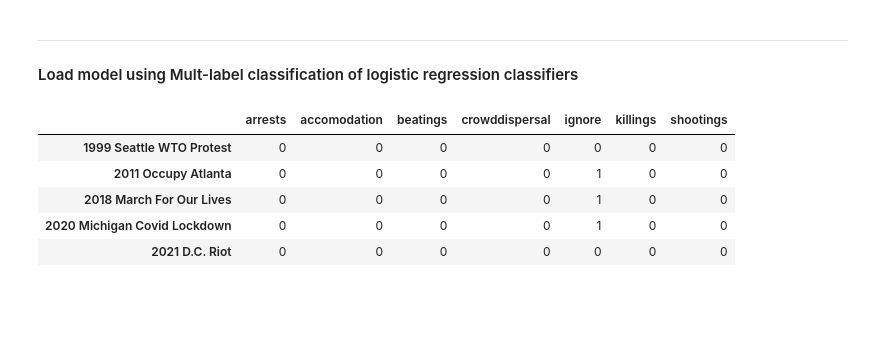
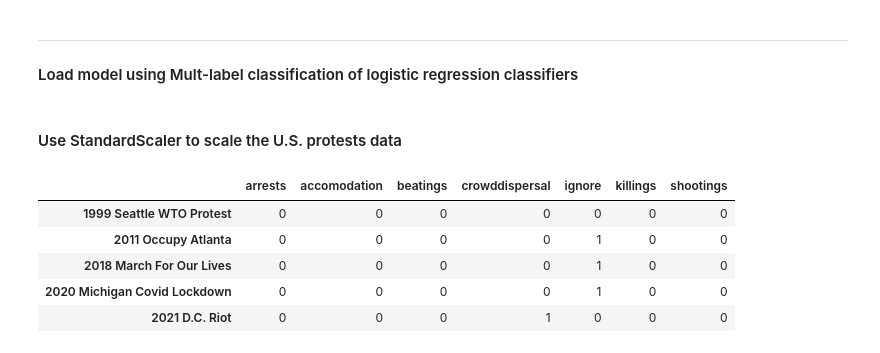
Before and after one commit to EmFib/Mass-Protests, a Jupyter notebook: code/04a_Multi_Label_Predictions.ipynb, the cells around one changed output. Drawn from its saved outputs; the diff is of its cells as text; code cells hidden in the pictures; blank space fills up the shorter version.

```diff
--- a/code/04a_Multi_Label_Predictions.ipynb
+++ b/code/04a_Multi_Label_Predictions.ipynb
@@ -397,17 +400,23 @@ predictions_df
 # load the model from disk
 model_file_2 = '../models/02_multi_label_logistic.pickle'
 multi_label_logistic = pickle.load(open(model_file_2, 'rb'))
+# %% [markdown]
+#### Use StandardScaler to scale the U.S. protests data
+# %%
+from sklearn.preprocessing import StandardScaler
+sc = StandardScaler()
+X_sc = sc.fit_transform(X)
 # %%
-pred_multi_log_values = multi_label_forest_model.predict(X)
+pred_multi_log_values = multi_label_forest_model.predict(X_sc)
 
 predictions_multi_log_df = pd.DataFrame(pred_multi_log_values, columns=['arrests', 'accomodation', 'beatings',
        'crowddispersal', 'ignore', 'killings', 'shootings'], index=X.index)
 
 predictions_multi_log_df
 # %% [output]
 |  | arrests | accomodation | beatings | crowddispersal | ignore | killings | shootings |
 | 1999 Seattle WTO Protest | 0 | 0 | 0 | 0 | 0 | 0 | 0 |
 | 2011 Occupy Atlanta | 0 | 0 | 0 | 0 | 1 | 0 | 0 |
 | 2018 March For Our Lives | 0 | 0 | 0 | 0 | 1 | 0 | 0 |
 | 2020 Michigan Covid Lockdown | 0 | 0 | 0 | 0 | 1 | 0 | 0 |
-| 2021 D.C. Riot | 0 | 0 | 0 | 0 | 0 | 0 | 0 |
+| 2021 D.C. Riot | 0 | 0 | 0 | 1 | 0 | 0 | 0 |
```
Also changed, not shown: parts of 4 cells of this notebook, 5 other files.
